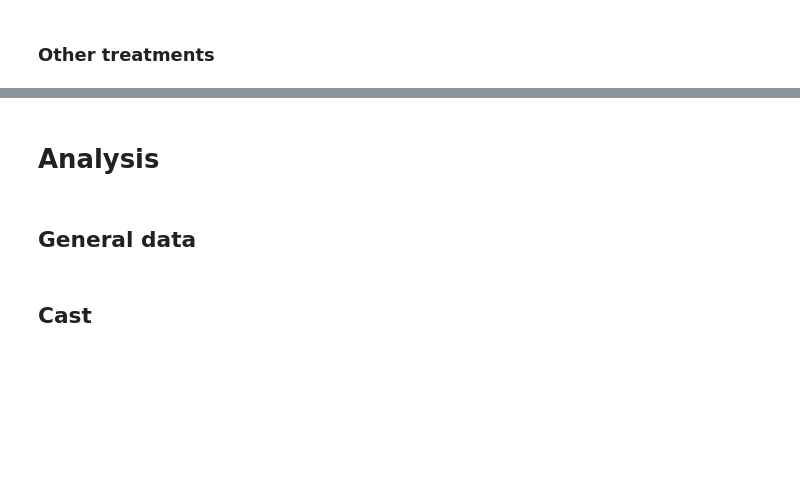
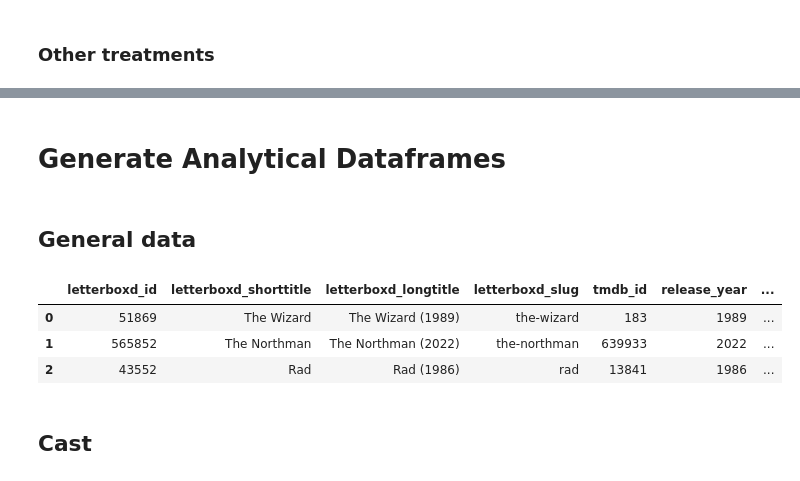
Before and after one commit to oextraordimario/letterboxd_analysis, a Jupyter notebook: movies_analysis.ipynb, the cells around one changed output, grey strips where cells are left out. Saved outputs shown, nothing was run; the diff lists cells and outputs as text; code cells hidden in the pictures; blank space fills up the shorter version.

```diff
--- a/movies_analysis.ipynb
+++ b/movies_analysis.ipynb
@@ -302,5 +302,5 @@ df_gthemes = (
     ]]
     .reset_index(drop=True)
 )
-# %% [markdown]
-# Analysis
+# %% [markdown]
+# Generate Analytical Dataframes
@@ -309,3 +313,10 @@ df_gthemes = (
+# %%
+df_gdata.head(3)
+# %% [output]
+|  | letterboxd_id | letterboxd_shorttitle | letterboxd_longtitle | letterboxd_slug | tmdb_id | release_year | ... |
+| 0 | 51869 | The Wizard | The Wizard (1989) | the-wizard | 183 | 1989 | ... |
+| 1 | 565852 | The Northman | The Northman (2022) | the-northman | 639933 | 2022 | ... |
+| 2 | 43552 | Rad | Rad (1986) | rad | 13841 | 1986 | ... |
 # %%
 median_rating = df_gdata['avg_rating'].median()
 closest_to_median_row = df_gdata.iloc[(df_gdata['avg_rating'] - median_rating).abs().idxmin()]
```
Also changed, not shown: parts of 10 cells of this notebook.
